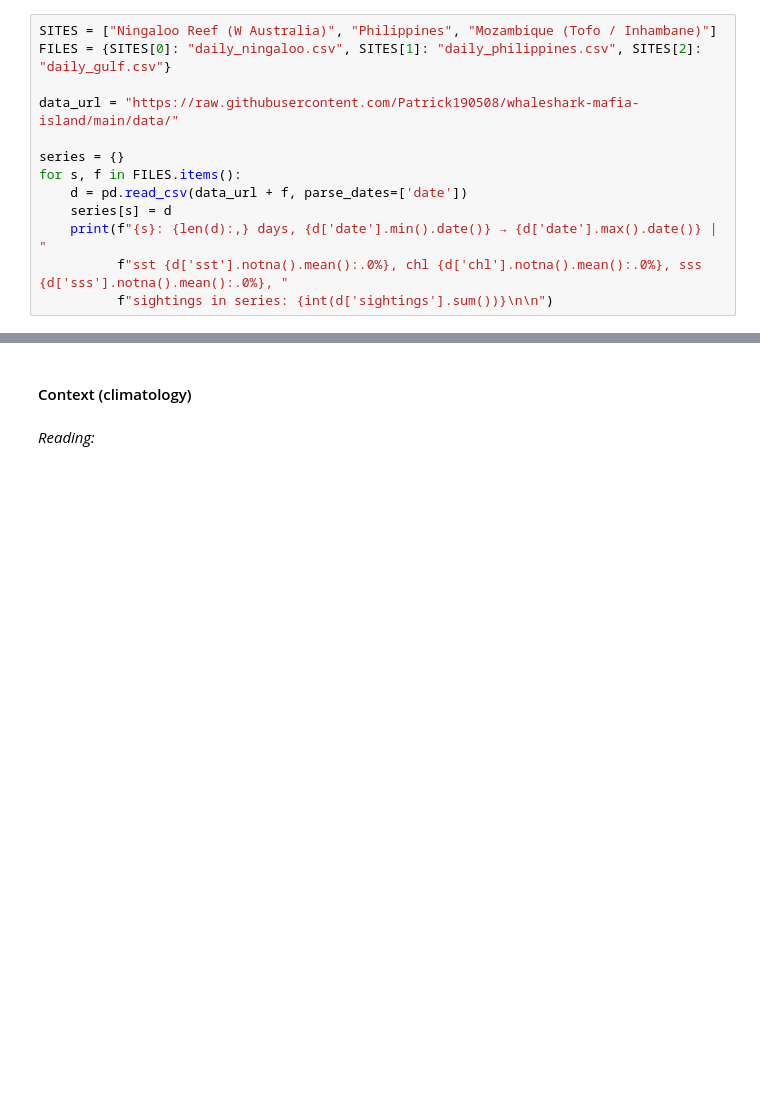
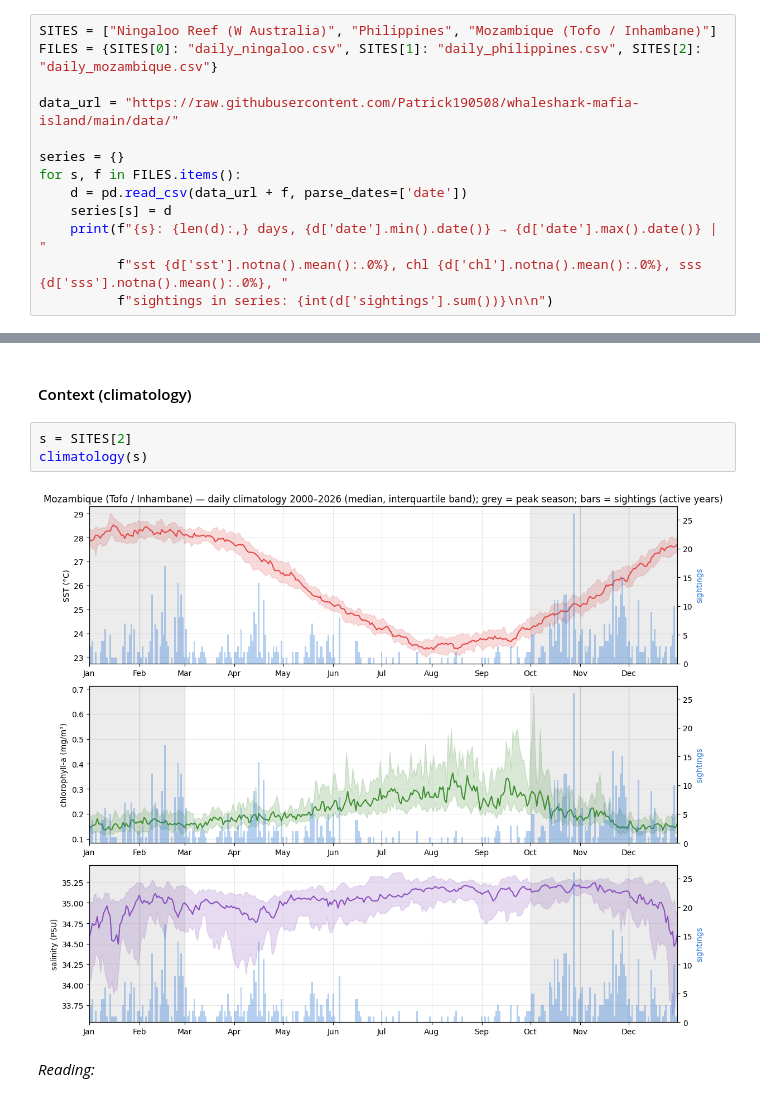
Before and after one commit to Patrick190508/whaleshark-mafia-island, a Jupyter notebook: notebooks/Daily_EDA_Peak_Season.ipynb, the cells around one changed output, grey strips where cells are left out. Saved outputs shown, nothing was run; the diff lists cells and outputs as text; blank space fills up the shorter version.

```diff
--- a/notebooks/Daily_EDA_Peak_Season.ipynb
+++ b/notebooks/Daily_EDA_Peak_Season.ipynb
@@ -36,7 +36,7 @@ dtype: int64
 ### 1.2 Daily environmental series per site (from GitHub)
 # %%
 SITES = ["Ningaloo Reef (W Australia)", "Philippines", "Mozambique (Tofo / Inhambane)"]
-FILES = {SITES[0]: "daily_ningaloo.csv", SITES[1]: "daily_philippines.csv", SITES[2]: "daily_gulf.csv"}
+FILES = {SITES[0]: "daily_ningaloo.csv", SITES[1]: "daily_philippines.csv", SITES[2]: "daily_mozambique.csv"}
 
 data_url = "https://raw.githubusercontent.com/Patrick190508/whaleshark-mafia-island/main/data/"
 
@@ -553,6 +553,11 @@ year_plots(s)
 ### 4.3 Gulf of Mexico / Caribbean — June to August
 # %% [markdown]
 #### Context (climatology)
+# %%
+s = SITES[2]
+climatology(s)
+# %% [output]
+[figure, added]
 # %% [markdown]
 *Reading:*
 # %% [markdown]
```
Also changed, not shown: parts of 6 cells of this notebook.
